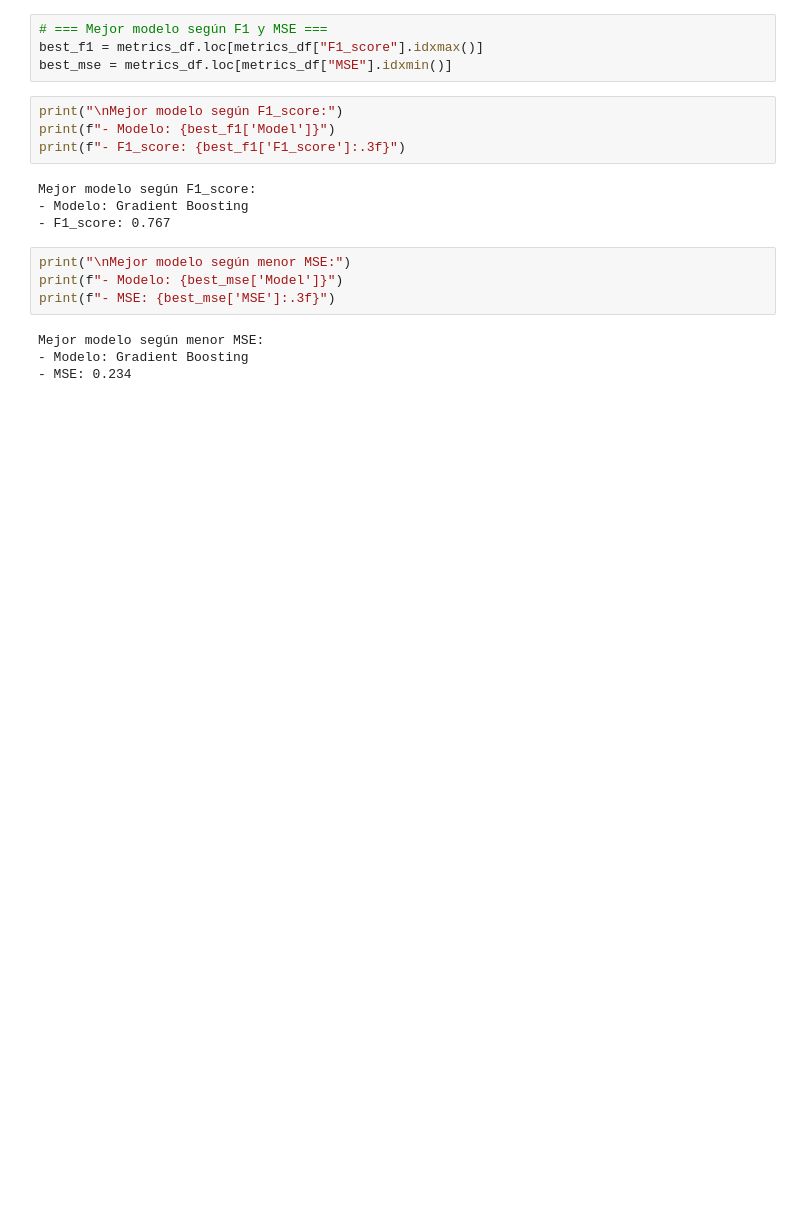
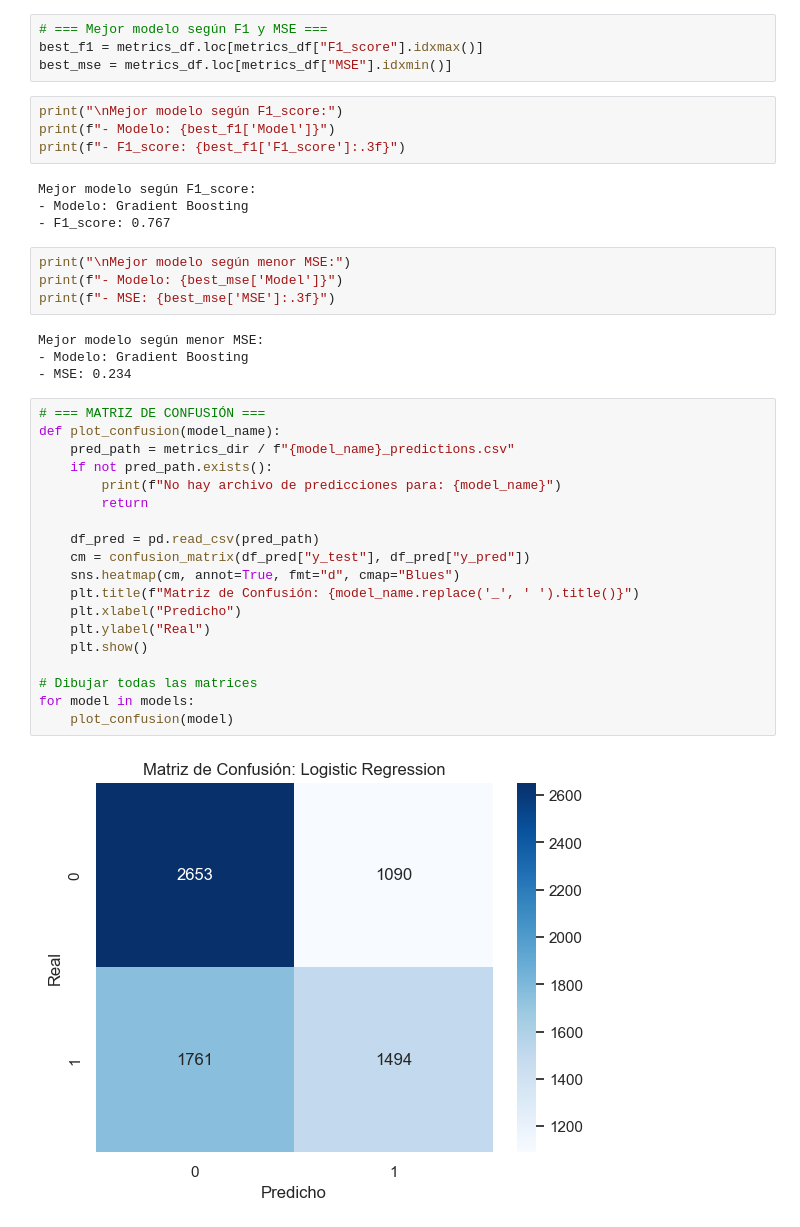
Before and after one commit to gpenactw/OULADPredict, a Jupyter notebook: outputs/metrics_report.ipynb, the cells around one changed output. Cells and saved outputs as stored; diff of their text form; blank space fills up the shorter version.

```diff
--- a/outputs/metrics_report.ipynb
+++ b/outputs/metrics_report.ipynb
@@ -71,3 +84,24 @@ print(f"- MSE: {best_mse['MSE']:.3f}")
 Mejor modelo según menor MSE:
 - Modelo: Gradient Boosting
 - MSE: 0.234
+# %%
+# === MATRIZ DE CONFUSIÓN ===
+def plot_confusion(model_name):
+    pred_path = metrics_dir / f"{model_name}_predictions.csv"
+    if not pred_path.exists():
+        print(f"No hay archivo de predicciones para: {model_name}")
+        return
+
+    df_pred = pd.read_csv(pred_path)
+    cm = confusion_matrix(df_pred["y_test"], df_pred["y_pred"])
+    sns.heatmap(cm, annot=True, fmt="d", cmap="Blues")
+    plt.title(f"Matriz de Confusión: {model_name.replace('_', ' ').title()}")
+    plt.xlabel("Predicho")
+    plt.ylabel("Real")
+    plt.show()
+
+# Dibujar todas las matrices
+for model in models:
+    plot_confusion(model)
+# %% [output]
+[figure, added]
```
Also changed, not shown: parts of 8 cells of this notebook, 4 other files.
